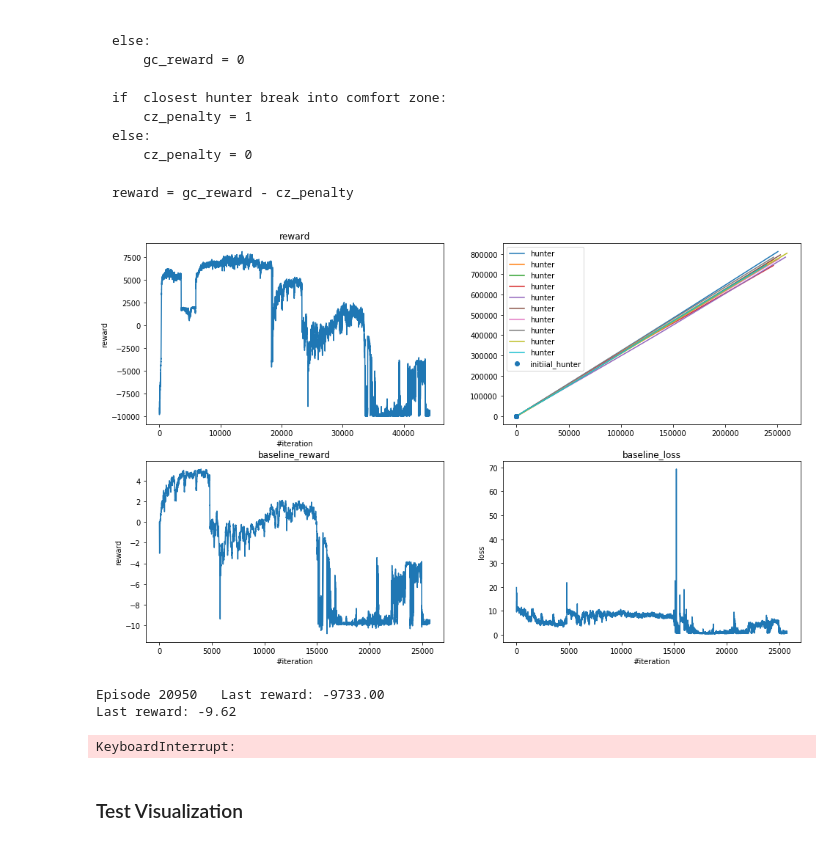
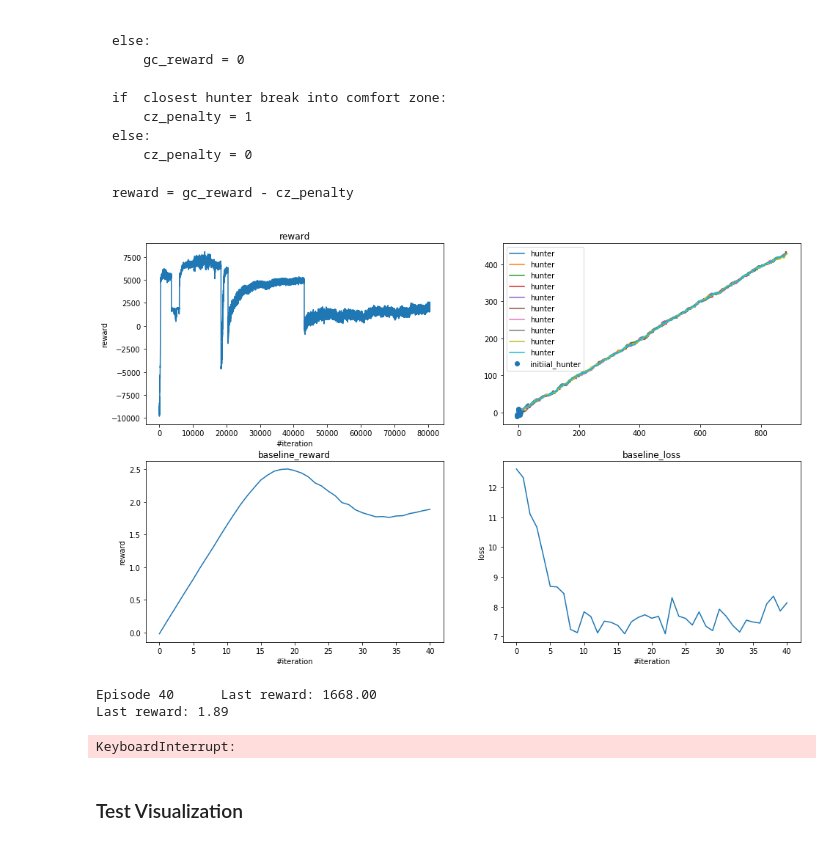
Before and after one commit to egornuzhin/hunter_learning, a Jupyter notebook: grouped_clastering_rl_hl.ipynb, the cells around one changed output. Cells and saved outputs as stored; diff of their text form; code cells hidden in the pictures.

```diff
--- a/rl_hunter_larning_grouped_clastering.ipynb
+++ b/grouped_clastering_rl_hl.ipynb
@@ -104,8 +104,10 @@ from train import train, visualize_group
 env = GroupedClusteringHunterEnvironment(num_hunters=10,group_center_radius=2,
                                          comfort_zone_radius = 2*2/10,external_force=[0.3,0.3])
 
-# baseline = Baseline(env)
+baseline = Baseline(env)
 # policy = HunterPolicy(env,max_action=3)
+# policy = torch.load('grouped_clustering_max_force_3_num_hunters_10.p')
+policy = torch.load('100_clast/policy_37400.p')
 # %%
 baseline.reward_episode = []
 policy.reward_episode = []
@@ -113,11 +115,11 @@ policy.policy_history = torch.Tensor([])
 # %%
 %matplotlib inline
 
 
-train(policy,env,100000, learning_rate=0.0001, baseline=baseline,dirpath='100_clast')
+train(policy,env,100000, learning_rate=0.00001, baseline=baseline,dirpath='100_clast2')
 # %% [output]
-[figure, old version]
+[figure, new version]
-Episode 20950   Last reward: -9733.00
-Last reward: -9.62
+Episode 40      Last reward: 1668.00
+Last reward: 1.89
 KeyboardInterrupt:
 # %%
```
Also changed, not shown: parts of 11 cells of this notebook, 6 other files.
